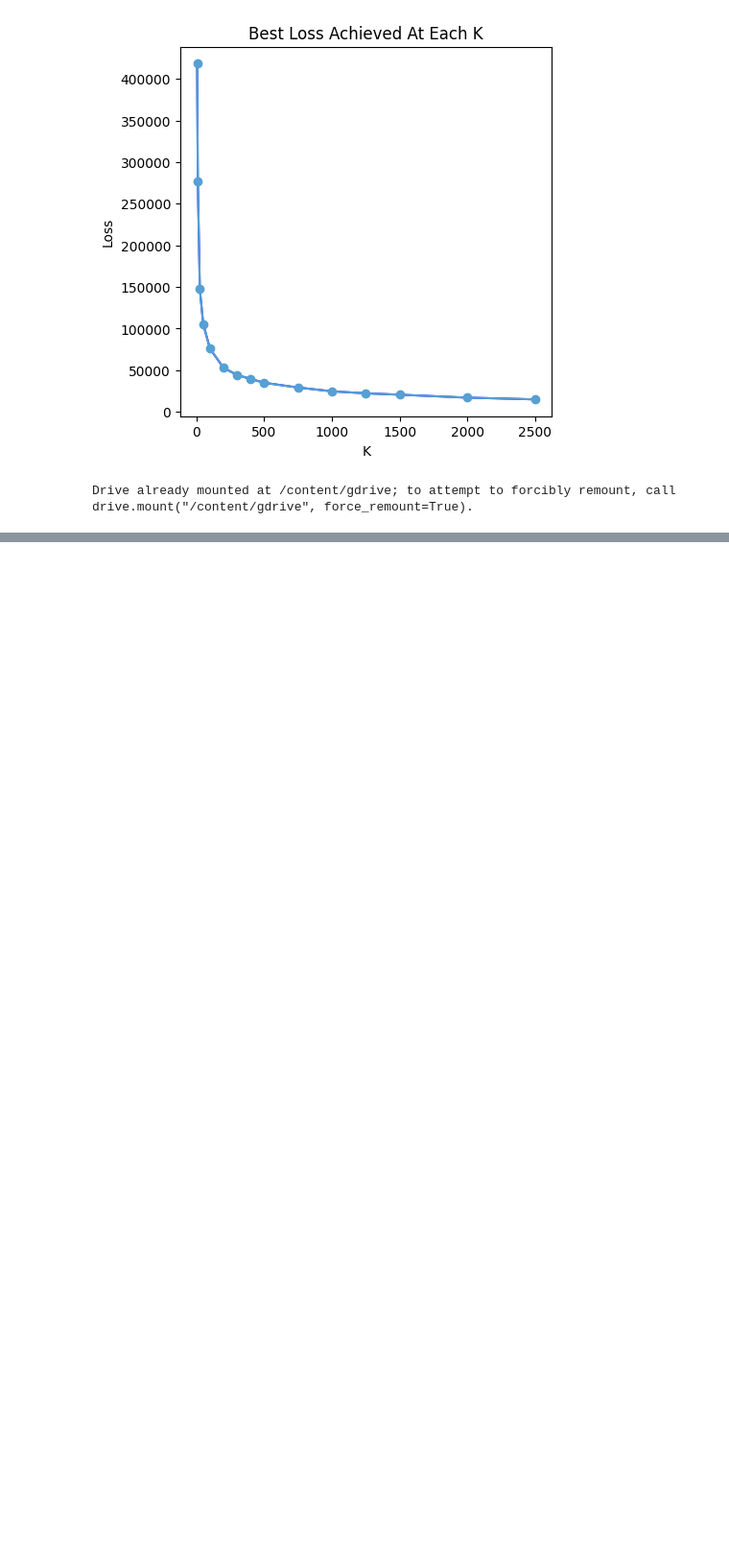
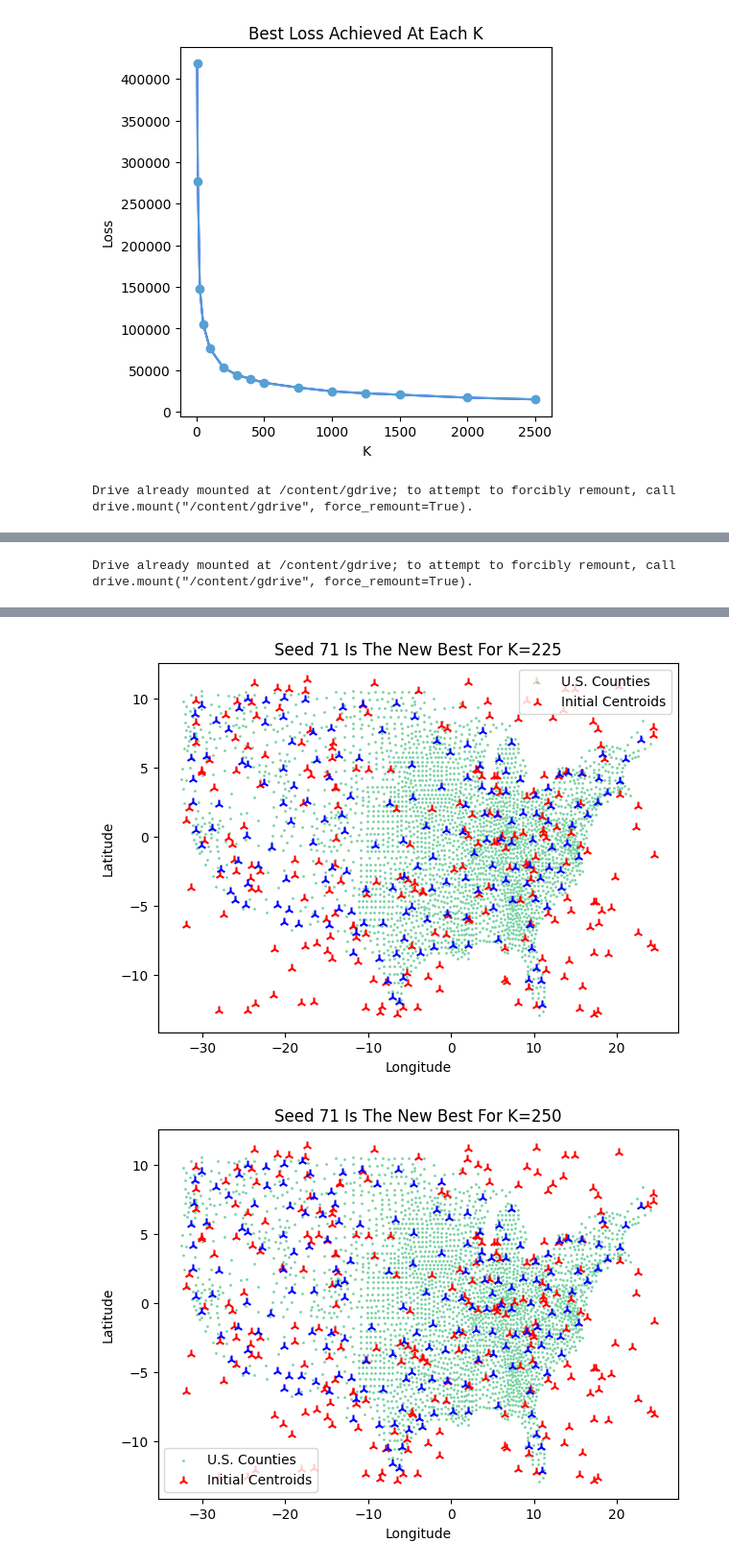
Before and after one commit to Tyrowo/county-population-clustering, a Jupyter notebook: K-Means Clustering.ipynb, the cells around one changed output, grey strips where cells are left out. Shown at 96% size. Cells and saved outputs as stored; diff of their text form; code cells hidden in the pictures; blank space fills up the shorter version.

```diff
--- a/K-Means Clustering.ipynb
+++ b/K-Means Clustering.ipynb
@@ -674,0 +688,14 @@ Drive already mounted at /content/gdrive; to attempt to forcibly remount, call d
+# %%
+%%timeit
+# refresh our global variables, we don't need a 0 placeholder because indices will not correlate with k
+k_best_seeds = []
+k_losses = []
+k_best_init_centroids = []
+k_best_final_centroids = []
+k_all_seeds_resulting_loss = []
+k_best_centroid_count = []
+
+seeds = sorted(list(real_best_seeds))
+ks = [33, 66, 99, 133, 166, 215, 265, 315, 365, 415, 465, 515] # with 12 ks at 3.5 minutes a piece this should take 45min
+for k in ks:
+  k_means(k, seeds)
@@ -674,0 +750,19 @@ Drive already mounted at /content/gdrive; to attempt to forcibly remount, call d
+# %%
+# let's try saving one of these pytorch models
+from google.colab import drive
+drive.mount('/content/gdrive')
+
+kmeans_model = [k_best_seeds, k_losses, k_best_init_centroids, k_best_final_centroids, k_all_seeds_resulting_loss, k_best_centroid_count]
+
+torch.save(kmeans_model, '/content/gdrive/My Drive/Colab Notebooks/elbow_projection_zoom.pth')
+# %% [output]
+Drive already mounted at /content/gdrive; to attempt to forcibly remount, call drive.mount("/content/gdrive", force_remount=True).
+# %%
+# the K point at 265 looks a little off, so I want to check 225 and 250 before I can call it for sure
+# but now we know for sure that 71 is the best seed to use
+ks = [225, 250]
+seeds = [71]
+
+for k in ks:
+  k_means(k, seeds)
+# %% [output]
@@ -674,0 +786,2 @@ Drive already mounted at /content/gdrive; to attempt to forcibly remount, call d
+[figure, added]
+[figure, added]
```
Also changed, not shown: parts of 11 cells of this notebook.
